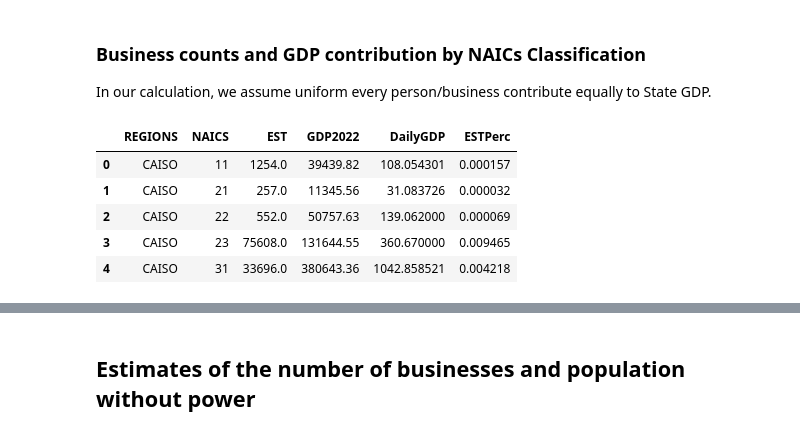
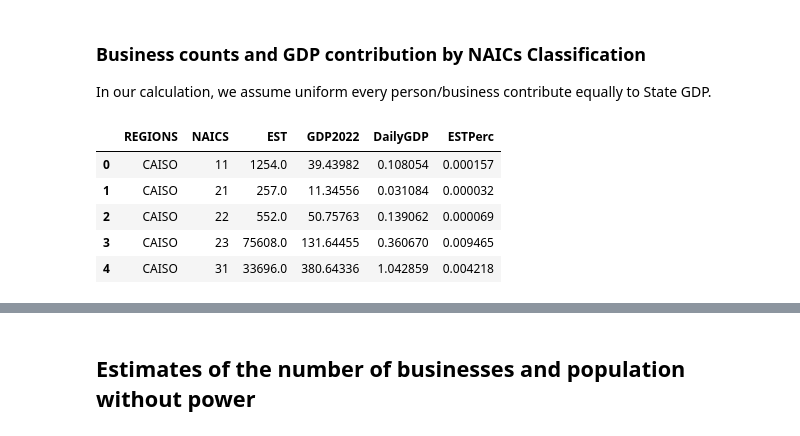
Before and after one commit to denniesbor/spwio, a Jupyter notebook: notebooks/scenario_modeling.ipynb, the cells around one changed output, grey strips where cells are left out. Cells and saved outputs as stored; diff of their text form; code cells hidden in the pictures.

Commit message:
Get businesses

```diff
--- a/notebooks/scenario_modeling.ipynb
+++ b/notebooks/scenario_modeling.ipynb
@@ -63,21 +63,22 @@ In our calculation, we assume uniform every person/business contribute equally t
 # %%
 # zcta
 df_business = (
     data_zcta.groupby(["REGIONS", "NAICS"])[["EST", "GDP2022"]].sum().reset_index()
 )
 
+df_business.GDP2022 = df_business.GDP2022 / 1000
 sum_total_gdp = df_business.GDP2022.sum() * 1 / 365
 
 total_est_by_naics = df_business.groupby('NAICS')['EST'].sum().sum()
 
 df_business["DailyGDP"] = df_business.GDP2022.map(lambda x: (x / 365))
 df_business["ESTPerc"] = df_business.apply(lambda row: row["EST"] / total_est_by_naics, axis=1)
 
-df_business.head(5)
+c.head(5)
 # %% [output]
 |  | REGIONS | NAICS | EST | GDP2022 | DailyGDP | ESTPerc |
-| 0 | CAISO | 11 | 1254.0 | 39439.82 | 108.054301 | 0.000157 |
-| 1 | CAISO | 21 | 257.0 | 11345.56 | 31.083726 | 0.000032 |
-| 2 | CAISO | 22 | 552.0 | 50757.63 | 139.062000 | 0.000069 |
-| 3 | CAISO | 23 | 75608.0 | 131644.55 | 360.670000 | 0.009465 |
-| 4 | CAISO | 31 | 33696.0 | 380643.36 | 1042.858521 | 0.004218 |
+| 0 | CAISO | 11 | 1254.0 | 39.43982 | 0.108054 | 0.000157 |
+| 1 | CAISO | 21 | 257.0 | 11.34556 | 0.031084 | 0.000032 |
+| 2 | CAISO | 22 | 552.0 | 50.75763 | 0.139062 | 0.000069 |
+| 3 | CAISO | 23 | 75608.0 | 131.64455 | 0.360670 | 0.009465 |
+| 4 | CAISO | 31 | 33696.0 | 380.64336 | 1.042859 | 0.004218 |
```
Also changed, not shown: parts of 15 cells of this notebook.
